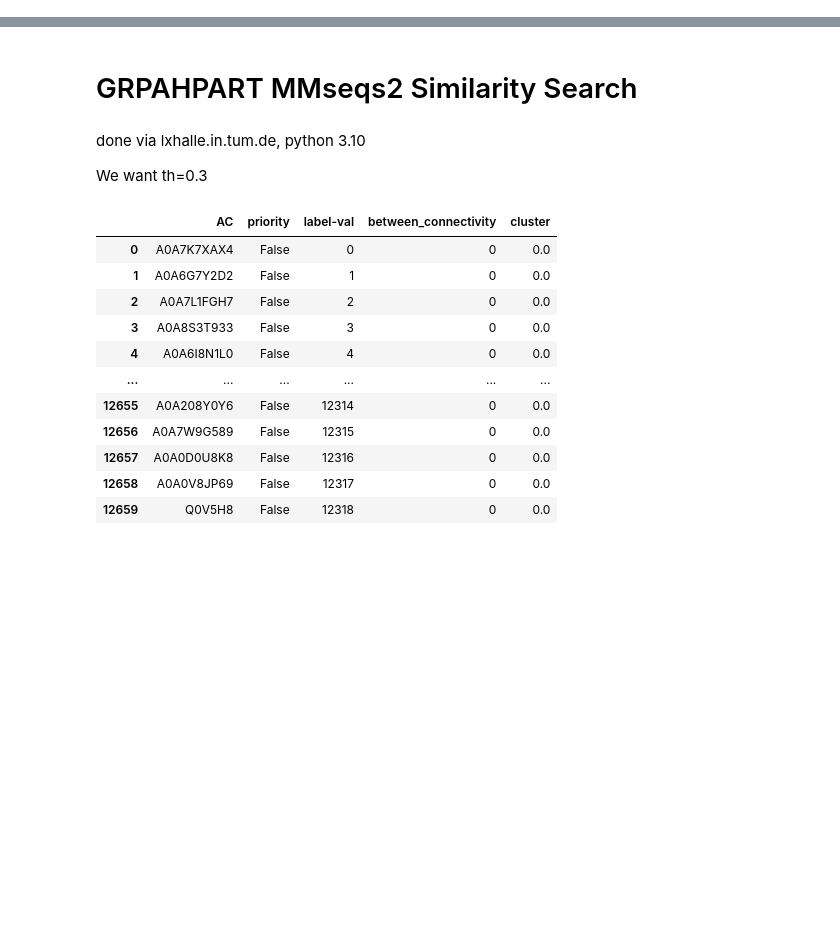
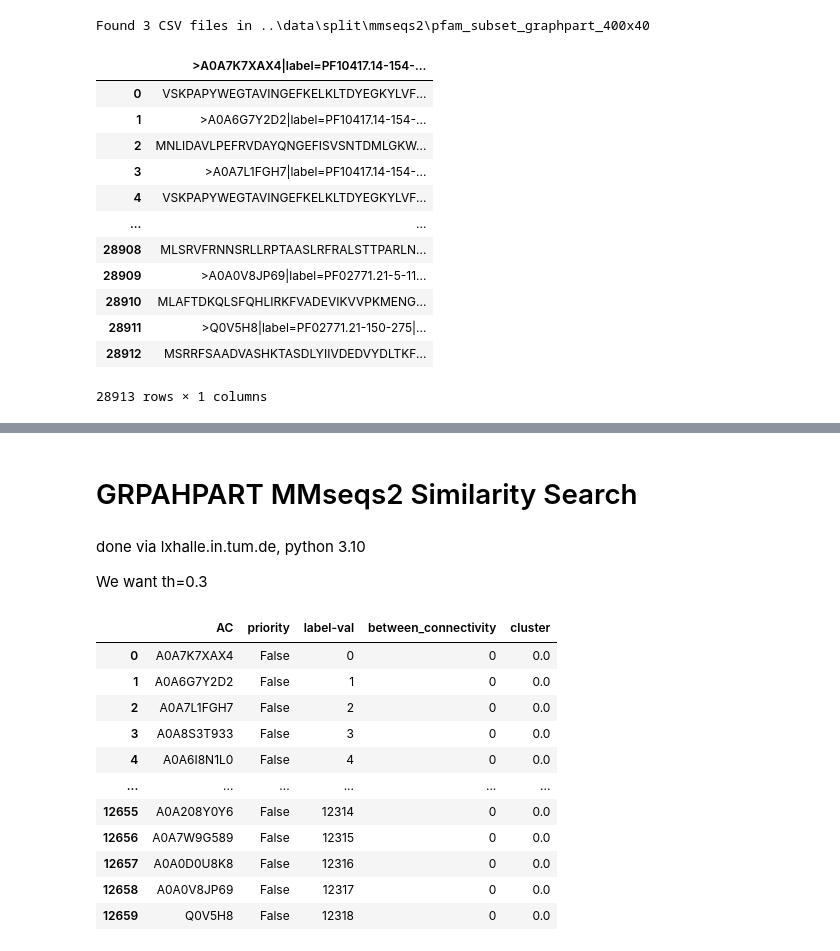
Before and after one commit to TobiasNeumeier/ProteinPrediction, a Jupyter notebook: notebooks/clustering_and_train_test_split.ipynb, the cells around one changed output, grey strips where cells are left out. Saved outputs shown, nothing was run; the diff lists cells and outputs as text; code cells hidden in the pictures; blank space fills up the shorter version.

```diff
--- a/notebooks/clustering_and_train_test_split.ipynb
+++ b/notebooks/clustering_and_train_test_split.ipynb
@@ -23,0 +61,16 @@ OUT_DIR.mkdir(parents=True, exist_ok=True)
+# %%
+dir = OUT_DIR / "mmseqs2" / "pfam_subset_graphpart_400x40"
+
+# read and combine all csv's from a directory OUT_DIR
+def read_and_combine_csvs(directory):
+    all_files = list(directory.glob("*.csv"))
+    print(f"Found {len(all_files)} CSV files in {directory}")
+    df_list = []
+    for file in all_files:
+        df = pd.read_csv(file)
+        df_list.append(df)
+    combined_df = pd.concat(df_list, ignore_index=True)
+    return combined_df
+split_df = read_and_combine_csvs(dir)
+# %% [output]
+Found 3 CSV files in ..\data\split\mmseqs2\pfam_subset_graphpart_400x40
@@ -23,0 +81,16 @@ OUT_DIR.mkdir(parents=True, exist_ok=True)
+# %%
+input_df
+# %% [output]
+|  | >A0A7K7XAX4|label=PF10417.14-154-... |
+| 0 | VSKPAPYWEGTAVINGEFKELKLTDYEGKYLVF... |
+| 1 | >A0A6G7Y2D2|label=PF10417.14-154-... |
+| 2 | MNLIDAVLPEFRVDAYQNGEFISVSNTDMLGKW... |
+| 3 | >A0A7L1FGH7|label=PF10417.14-154-... |
+| 4 | VSKPAPYWEGTAVINGEFKELKLTDYEGKYLVF... |
+| ... | ... |
+| 28908 | MLSRVFRNNSRLLRPTAASLRFRALSTTPARLN... |
+| 28909 | >A0A0V8JP69|label=PF02771.21-5-11... |
+| 28910 | MLAFTDKQLSFQHLIRKFVADEVIKVVPKMENG... |
+| 28911 | >Q0V5H8|label=PF02771.21-150-275|... |
+| 28912 | MSRRFSAADVASHKTASDLYIIVDEDVYDLTKF... |
+28913 rows × 1 columns
```
Also changed, not shown: parts of 5 cells of this notebook, 1 other file.
